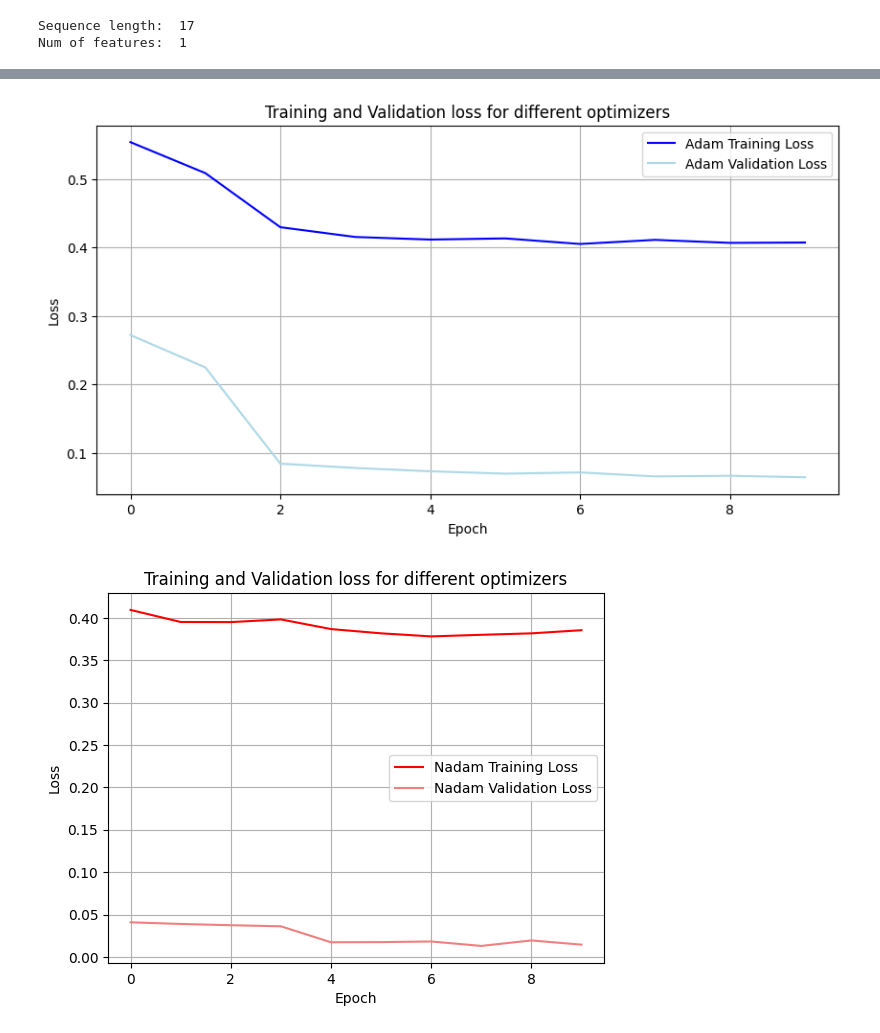
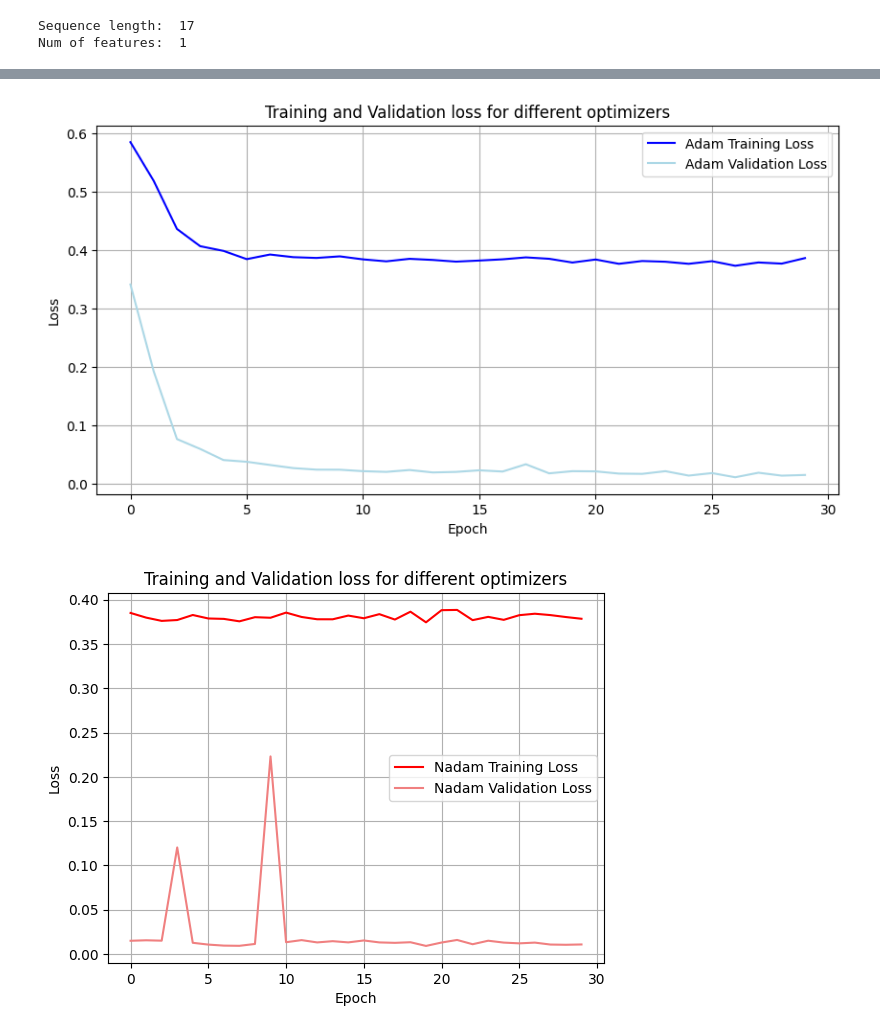
Before and after one commit to JenilGajjar20/SensorNetGuard, a Jupyter notebook: lstm.ipynb, the cells around one changed output, grey strips where cells are left out. Saved outputs shown, nothing was run; the diff lists cells and outputs as text; code cells hidden in the pictures.

```diff
--- a/lstm.ipynb
+++ b/lstm.ipynb
@@ -26,9 +27,11 @@ y = df['Is_Malicious']
 scaler = StandardScaler()
 X_scaled = scaler.fit_transform(X)
 
-X_train_val, X_test, y_train_val, y_test = train_test_split(X_scaled, y, test_size=0.2, random_state=42)
+X_train_val, X_test, y_train_val, y_test = train_test_split(
+    X_scaled, y, test_size=0.2, random_state=42)
 
-X_train, X_val, y_train, y_val = train_test_split(X_train_val, y_train_val, test_size=0.25, random_state=42)
+X_train, X_val, y_train, y_val = train_test_split(
+    X_train_val, y_train_val, test_size=0.25, random_state=42)
 
 print("Shape of X_train:", X_train.shape)
 print("Shape of X_val:", X_val.shape)
@@ -58,13 +61,16 @@ Sequence length:  17
 Num of features:  1
 # %%
 model = Sequential()
-model.add(LSTM(units=32, input_shape=(sequence_length, num_features), kernel_regularizer=regularizers.l1_l2(l1=0.001, l2=0.001)))
+model.add(LSTM(units=32, input_shape=(sequence_length, num_features),
+          kernel_regularizer=regularizers.l1_l2(l1=0.001, l2=0.001)))
 model.add(Dropout(0.5))
 # model.add(Dense(units=1, activation='sigmoid'))
 # %%
 adam_optimizer = Adam(learning_rate=0.001)
 
-model.compile(optimizer=adam_optimizer, loss='binary_crossentropy', metrics=['accuracy'])
+model.compile(optimizer=adam_optimizer,
+              loss='binary_crossentropy', metrics=['accuracy'])
 
-adam_history = model.fit(X_train_reshaped, y_train, epochs=10, batch_size=32, validation_data=(X_val_reshaped, y_val))
+adam_history = model.fit(X_train_reshaped, y_train, epochs=30,
+                         batch_size=32, validation_data=(X_val_reshaped, y_val))
 # %% [output]
@@ -91,7 +94,9 @@ Epoch 10/10
 # %%
 nadam_optimizer = Nadam(learning_rate=0.001)
 
-model.compile(optimizer=nadam_optimizer, loss='binary_crossentropy', metrics=['accuracy'])
+model.compile(optimizer=nadam_optimizer,
+              loss='binary_crossentropy', metrics=['accuracy'])
 
-nadam_history = model.fit(X_train_reshaped, y_train, epochs=10, batch_size=32, validation_data=(X_val_reshaped, y_val))
+nadam_history = model.fit(X_train_reshaped, y_train, epochs=30,
+                          batch_size=32, validation_data=(X_val_reshaped, y_val))
 # %% [output]
@@ -153,8 +154,10 @@ Test accuracy:  0.006500000134110451
 # %%
 plt.figure(figsize=(10, 5))
 
-plt.plot(adam_history.history['loss'], label="Adam Training Loss", color="blue")
-plt.plot(adam_history.history['val_loss'], label="Adam Validation Loss", color="lightblue")
+plt.plot(adam_history.history['loss'],
+         label="Adam Training Loss", color="blue")
+plt.plot(adam_history.history['val_loss'],
+         label="Adam Validation Loss", color="lightblue")
 
 plt.title("Training and Validation loss for different optimizers")
 plt.xlabel("Epoch")
@@ -163,17 +166,19 @@ plt.legend()
 plt.grid(True)
 plt.show()
 # %% [output]
-[figure, old version]
+[figure, new version]
 # %%
-plt.plot(nadam_history.history['loss'], label="Nadam Training Loss", color="red")
-plt.plot(nadam_history.history['val_loss'], label="Nadam Validation Loss", color="lightcoral")
+plt.plot(nadam_history.history['loss'],
+         label="Nadam Training Loss", color="red")
+plt.plot(nadam_history.history['val_loss'],
+         label="Nadam Validation Loss", color="lightcoral")
 
 plt.title("Training and Validation loss for different optimizers")
 plt.xlabel("Epoch")
 plt.ylabel("Loss")
 plt.legend()
 plt.grid(True)
 plt.show()
 # %% [output]
-[figure, old version]
+[figure, new version]
 # %%
```
Also changed, not shown: parts of 11 cells of this notebook, 3 other files.
